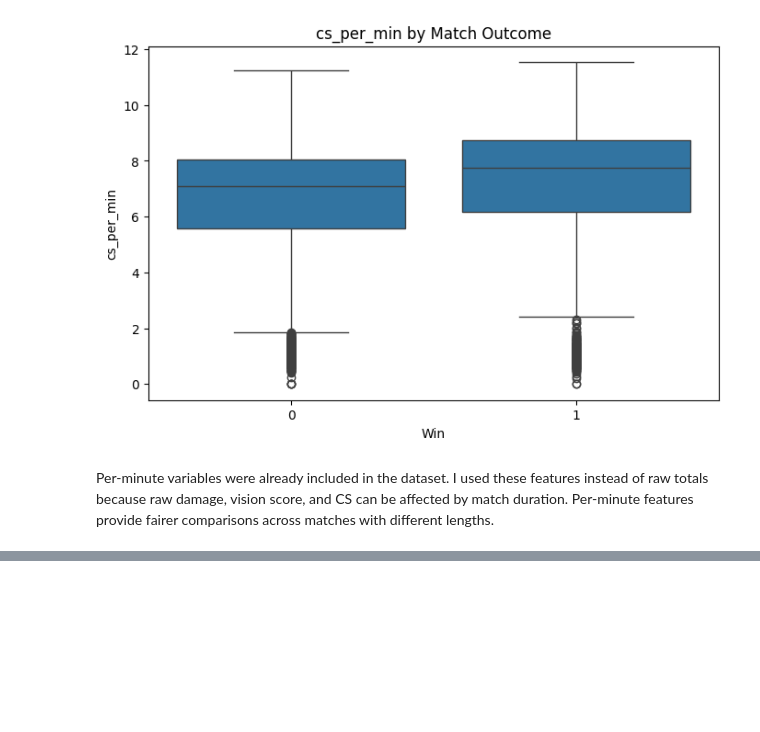
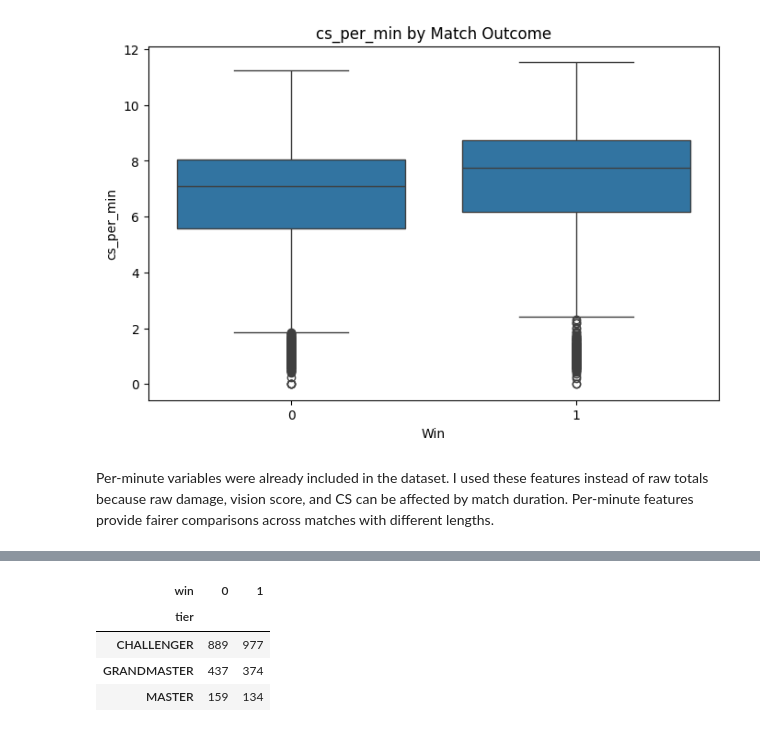
Before and after one commit to borayilmaz12/DSA210-Term-Project-Bora-Y-lmaz, a Jupyter notebook: notebooks/eda_and_hypothesis_tests_updated.ipynb, the cells around one changed output, grey strips where cells are left out. Cells and saved outputs as stored; diff of their text form; code cells hidden in the pictures; blank space fills up the shorter version.

```diff
--- a/notebooks/eda_and_hypothesis_tests_updated.ipynb
+++ b/notebooks/eda_and_hypothesis_tests_updated.ipynb
@@ -287,0 +428,14 @@ In other words, a player's tier is significantly associated with match success,
+# %%
+# Make sure win is coded as 0/1
+df["win"] = df["win"].astype(int)
+
+# Create contingency table: observed counts
+contingency_table = pd.crosstab(df["tier"], df["win"])
+
+contingency_table
+# %% [output]
+| win | 0 | 1 |
+| tier |  |  |
+| CHALLENGER | 889 | 977 |
+| GRANDMASTER | 437 | 374 |
+| MASTER | 159 | 134 |
```
Also changed, not shown: parts of 27 cells of this notebook.
